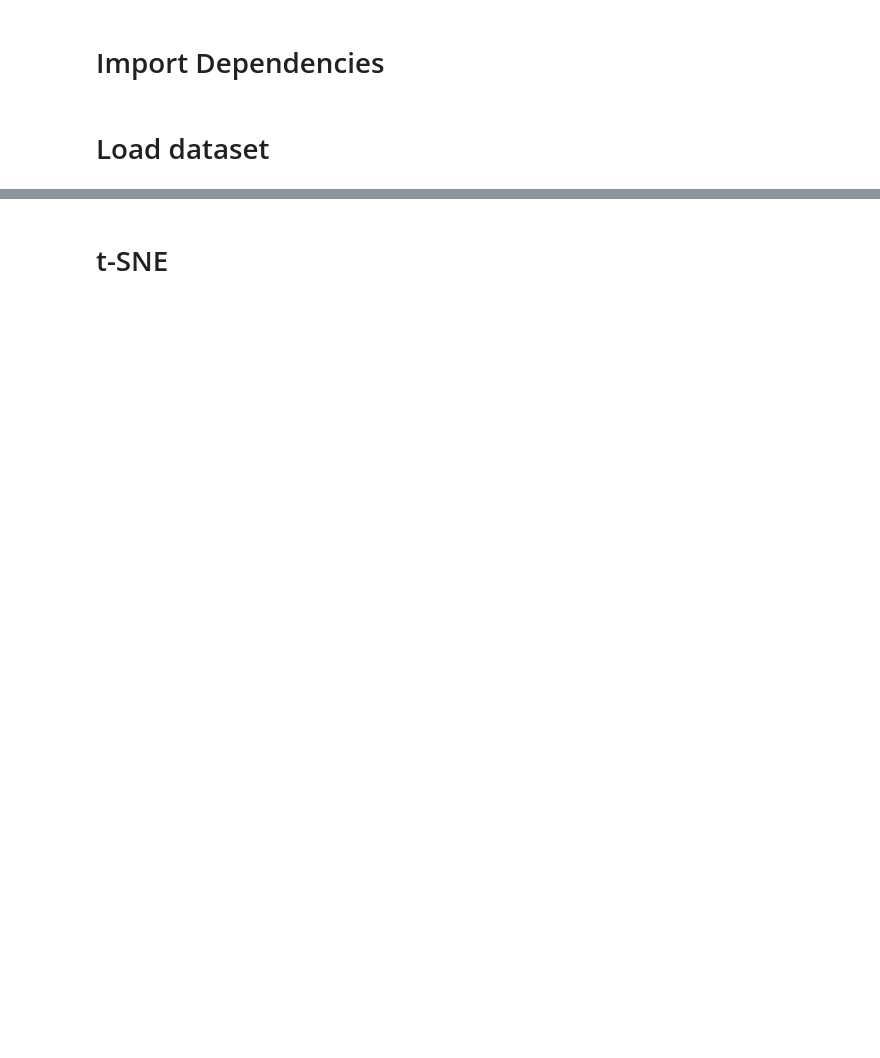
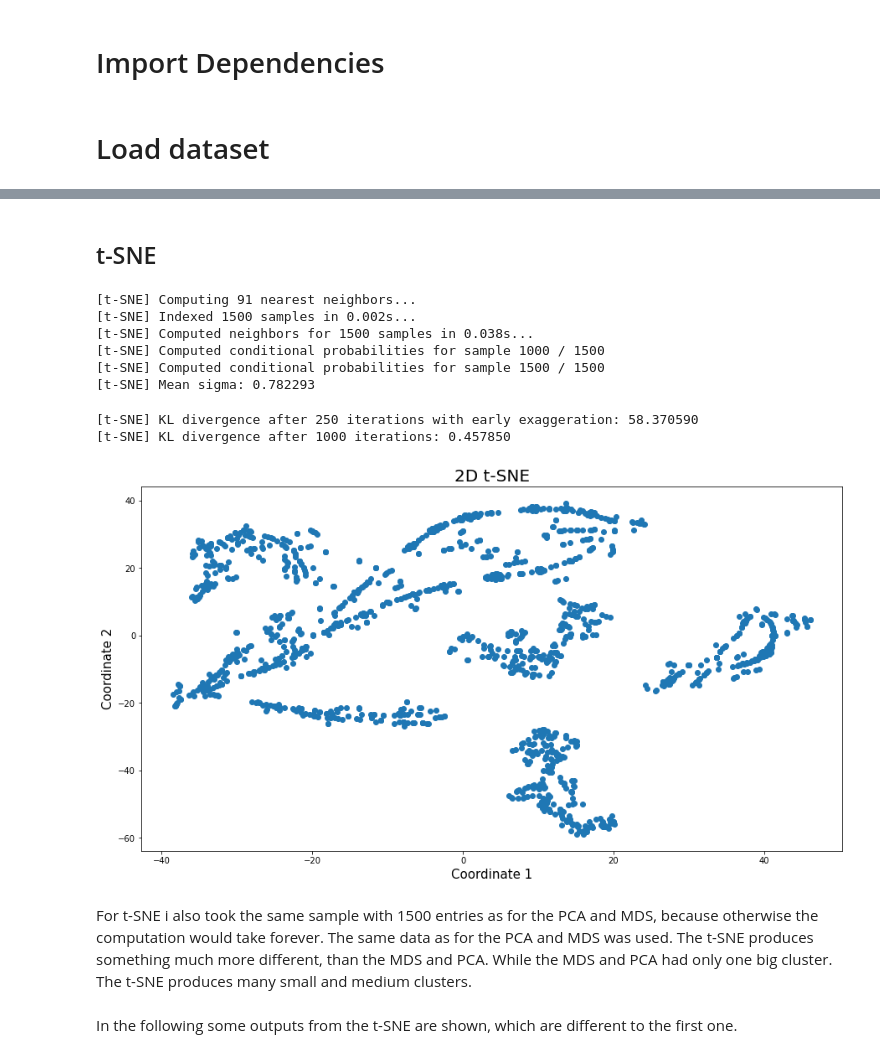
Before and after one commit to FlorianMold/fh-data-science, a Jupyter notebook: ex2/census-income.ipynb, the cells around one changed output, grey strips where cells are left out. Saved outputs shown, nothing was run; the diff lists cells and outputs as text; code cells hidden in the pictures; blank space fills up the shorter version.

```diff
--- a/ex2/census-income.ipynb
+++ b/ex2/census-income.ipynb
@@ -44,2 +166,28 @@ census_income.head(10)
 # %% [markdown]
-# t-SNE
+## t-SNE
+# %%
+tsne = TSNE(n_components=2, verbose=1, learning_rate='auto')
+principalComponents = tsne.fit_transform(cleanedDataSub)
+principalDf = pd.DataFrame(data=principalComponents)
+principleArray = principalDf.to_numpy()
+
+fig = plt.figure(figsize = (15,8))
+plt.scatter(principleArray[:, 0], principleArray[:, 1])
+plt.xlabel('Coordinate 1', fontsize = 15)
+plt.ylabel('Coordinate 2', fontsize = 15)
+plt.title('2D t-SNE', fontsize = 20)
+plt.show()
+# %% [output]
+[t-SNE] Computing 91 nearest neighbors...
+[t-SNE] Indexed 1500 samples in 0.002s...
+[t-SNE] Computed neighbors for 1500 samples in 0.038s...
+[t-SNE] Computed conditional probabilities for sample 1000 / 1500
+[t-SNE] Computed conditional probabilities for sample 1500 / 1500
+[t-SNE] Mean sigma: 0.782293
+[t-SNE] KL divergence after 250 iterations with early exaggeration: 58.370590
+[t-SNE] KL divergence after 1000 iterations: 0.457850
+[figure, added]
+# %% [markdown]
+For t-SNE i also took the same sample with 1500 entries as for the PCA and MDS, because otherwise the computation would take forever. The same data as for the PCA and MDS was used. The t-SNE produces something much more different, than the MDS and PCA. While the MDS and PCA had only one big cluster. The t-SNE produces many small and medium clusters.
+# %% [markdown]
+In the following some outputs from the t-SNE are shown, which are different to the first one.
```
Also changed, not shown: parts of 16 cells of this notebook, 3 other files.
